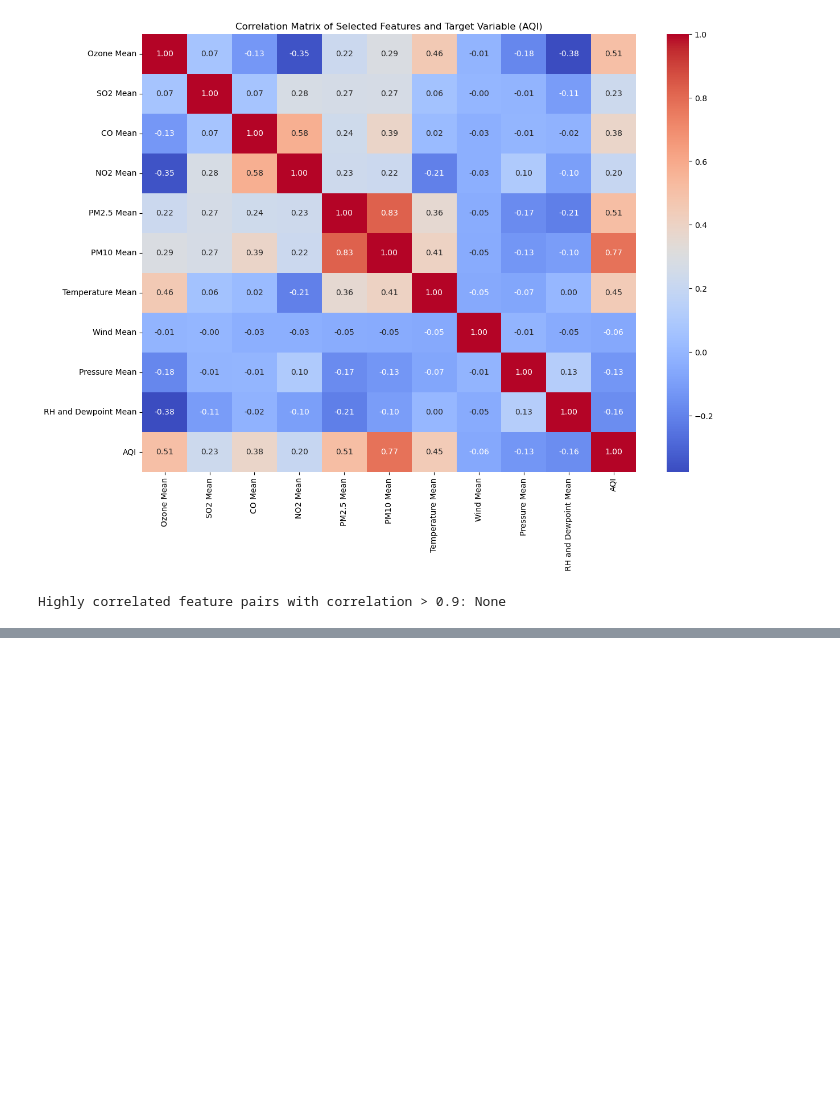
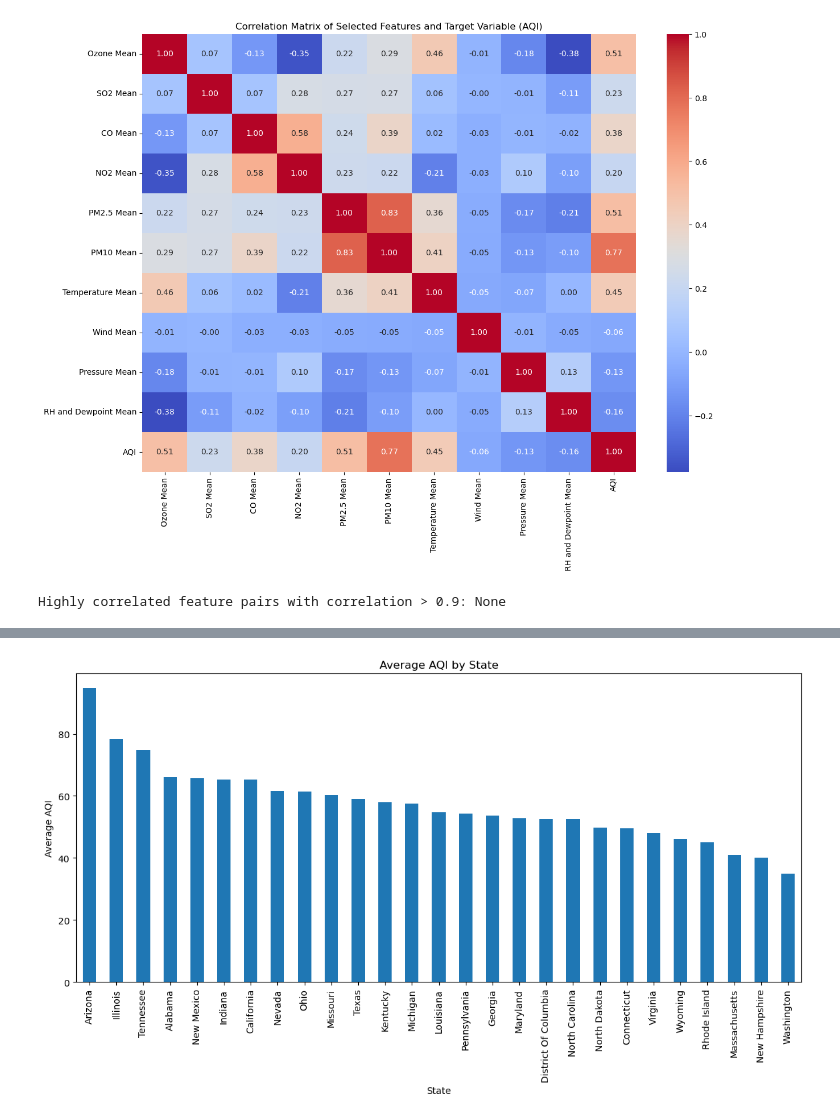
Before and after one commit to nehajanar/Air-Quality-Detection, a Jupyter notebook: code/aqi_prediction.ipynb, the cells around one changed output, grey strips where cells are left out. Cells and saved outputs as stored; diff of their text form; code cells hidden in the pictures; blank space fills up the shorter version.

```diff
--- a/code/aqi_prediction.ipynb
+++ b/code/aqi_prediction.ipynb
@@ -430,0 +456,10 @@ Highly correlated feature pairs with correlation > 0.9: None
+# %%
+# Plot 2: Average AQI by state
+state_aqi = main_df.groupby('State Name')['AQI'].mean().sort_values(ascending=False)
+state_aqi.plot(kind='bar', figsize=(14, 6))
+plt.title('Average AQI by State')
+plt.xlabel('State')
+plt.ylabel('Average AQI')
+plt.show()
+# %% [output]
+[figure, added]
```
Also changed, not shown: parts of 10 cells of this notebook, 1 other file.
